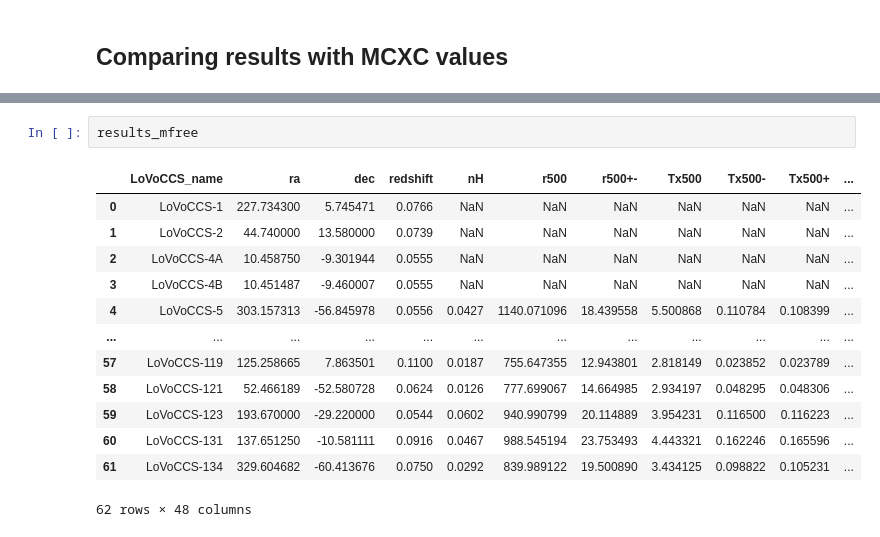
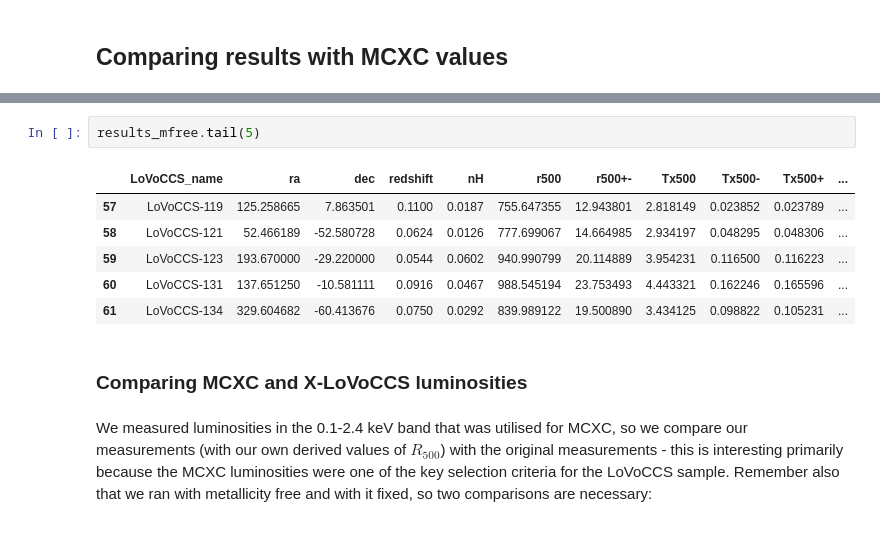
Before and after one commit to LoVoCCS/X-LoVoCCS-Analyses, a Jupyter notebook: notebooks/global_properties/ltr_pipeline.ipynb, the cells around one changed output, grey strips where cells are left out. Drawn from its saved outputs; the diff is of its cells as text.

```diff
--- a/notebooks/global_properties/ltr_pipeline.ipynb
+++ b/notebooks/global_properties/ltr_pipeline.ipynb
@@ -126,19 +127,16 @@ results
 # %%
-results_mfree
+results_mfree.tail(5)
 # %% [output]
 |  | LoVoCCS_name | ra | dec | redshift | nH | r500 | r500+- | Tx500 | Tx500- | Tx500+ | ... |
-| 0 | LoVoCCS-1 | 227.734300 | 5.745471 | 0.0766 | NaN | NaN | NaN | NaN | NaN | NaN | ... |
-| 1 | LoVoCCS-2 | 44.740000 | 13.580000 | 0.0739 | NaN | NaN | NaN | NaN | NaN | NaN | ... |
-| 2 | LoVoCCS-4A | 10.458750 | -9.301944 | 0.0555 | NaN | NaN | NaN | NaN | NaN | NaN | ... |
-| 3 | LoVoCCS-4B | 10.451487 | -9.460007 | 0.0555 | NaN | NaN | NaN | NaN | NaN | NaN | ... |
-| 4 | LoVoCCS-5 | 303.157313 | -56.845978 | 0.0556 | 0.0427 | 1140.071096 | 18.439558 | 5.500868 | 0.110784 | 0.108399 | ... |
-| ... | ... | ... | ... | ... | ... | ... | ... | ... | ... | ... | ... |
 | 57 | LoVoCCS-119 | 125.258665 | 7.863501 | 0.1100 | 0.0187 | 755.647355 | 12.943801 | 2.818149 | 0.023852 | 0.023789 | ... |
 | 58 | LoVoCCS-121 | 52.466189 | -52.580728 | 0.0624 | 0.0126 | 777.699067 | 14.664985 | 2.934197 | 0.048295 | 0.048306 | ... |
 | 59 | LoVoCCS-123 | 193.670000 | -29.220000 | 0.0544 | 0.0602 | 940.990799 | 20.114889 | 3.954231 | 0.116500 | 0.116223 | ... |
 | 60 | LoVoCCS-131 | 137.651250 | -10.581111 | 0.0916 | 0.0467 | 988.545194 | 23.753493 | 4.443321 | 0.162246 | 0.165596 | ... |
 | 61 | LoVoCCS-134 | 329.604682 | -60.413676 | 0.0750 | 0.0292 | 839.989122 | 19.500890 | 3.434125 | 0.098822 | 0.105231 | ... |
-62 rows × 48 columns
+# %% [markdown]
+### Comparing MCXC and X-LoVoCCS luminosities
+# %% [markdown]
+We measured luminosities in the 0.1-2.4 keV band that was utilised for MCXC, so we compare our measurements (with our own derived values of $R_{500}$) with the original measurements - this is interesting primarily because the MCXC luminosities were one of the key selection criteria for the LoVoCCS sample. Remember also that we ran with metallicity free and with it fixed, so two comparisons are necessary:
 # %%
 lx_comp = scaling_relation_curve_fit(straight_line, Quantity(results['Lx500_0.1-2.4'], 'erg/s'),
                                      Quantity(results[['Lx500_0.1-2.4-', 'Lx500_0.1-2.4+']], 'erg/s'),
```
Also changed, not shown: parts of 30 cells of this notebook.
